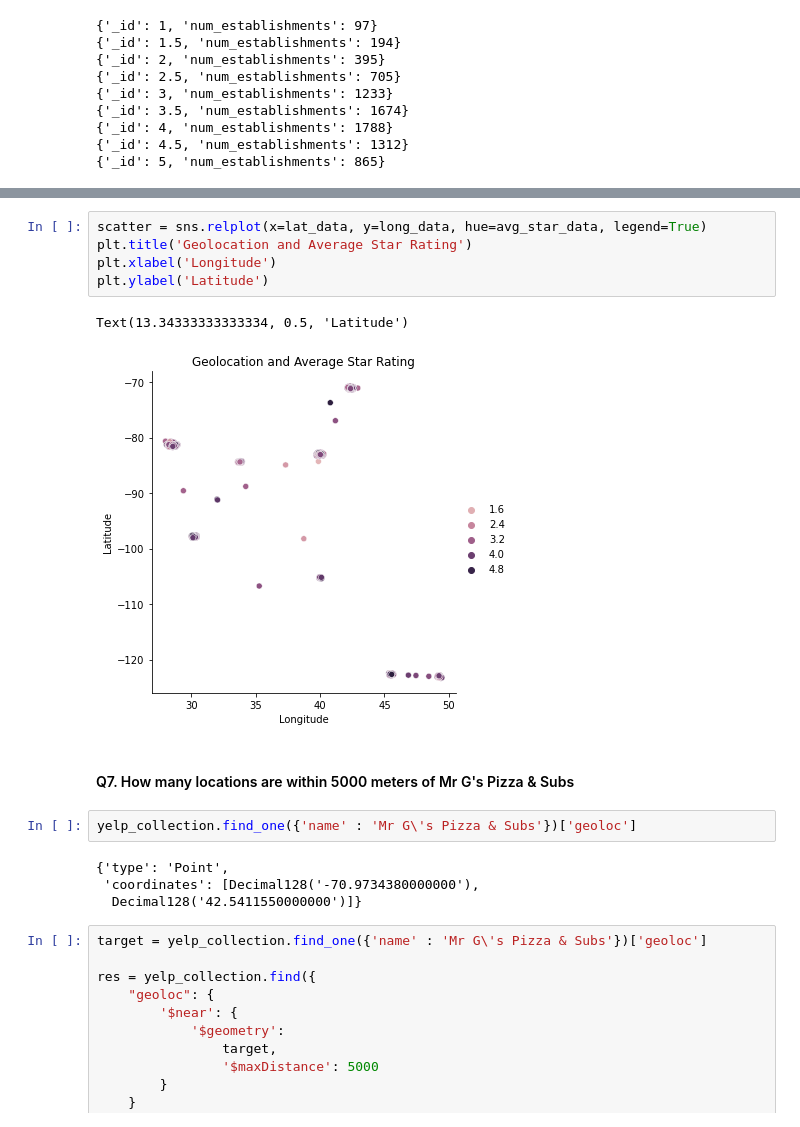
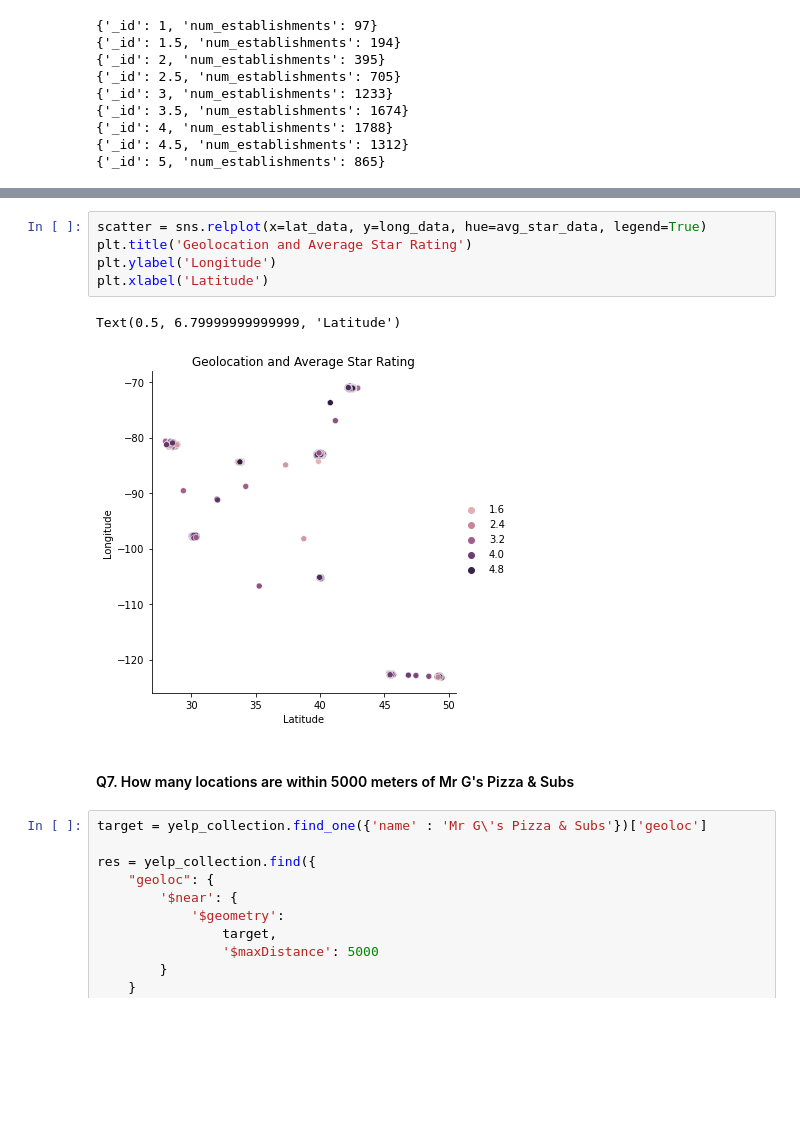
Before and after one commit to jjz17/Nobel-Prize-Mongo, a Jupyter notebook: explore.ipynb, the cells around one changed output, grey strips where cells are left out. Cells and saved outputs as stored; diff of their text form; blank space fills up the shorter version.

```diff
--- a/explore.ipynb
+++ b/explore.ipynb
@@ -235,19 +218,13 @@ Text(0.5, 0, 'Average Stars')
 # %%
 scatter = sns.relplot(x=lat_data, y=long_data, hue=avg_star_data, legend=True)
 plt.title('Geolocation and Average Star Rating')
-plt.xlabel('Longitude')
-plt.ylabel('Latitude')
+plt.ylabel('Longitude')
+plt.xlabel('Latitude')
 # %% [output]
-Text(13.34333333333334, 0.5, 'Latitude')
+Text(0.5, 6.79999999999999, 'Latitude')
-[figure, old version]
+[figure, new version]
 # %% [markdown]
 #### Q7. How many locations are within 5000 meters of Mr G's Pizza & Subs
-# %%
-yelp_collection.find_one({'name' : 'Mr G\'s Pizza & Subs'})['geoloc']
-# %% [output]
-{'type': 'Point',
- 'coordinates': [Decimal128('-70.9734380000000'),
-  Decimal128('42.5411550000000')]}
 # %%
 target = yelp_collection.find_one({'name' : 'Mr G\'s Pizza & Subs'})['geoloc']
 
```
Also changed, not shown: parts of 11 cells of this notebook.
